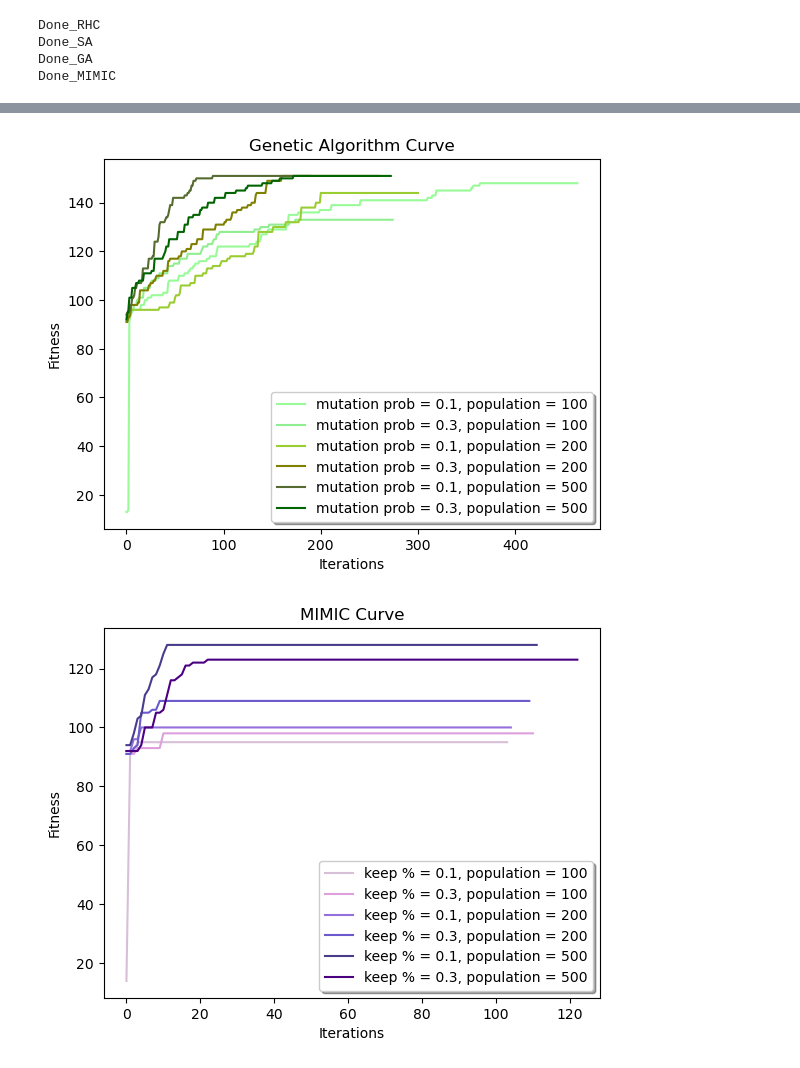
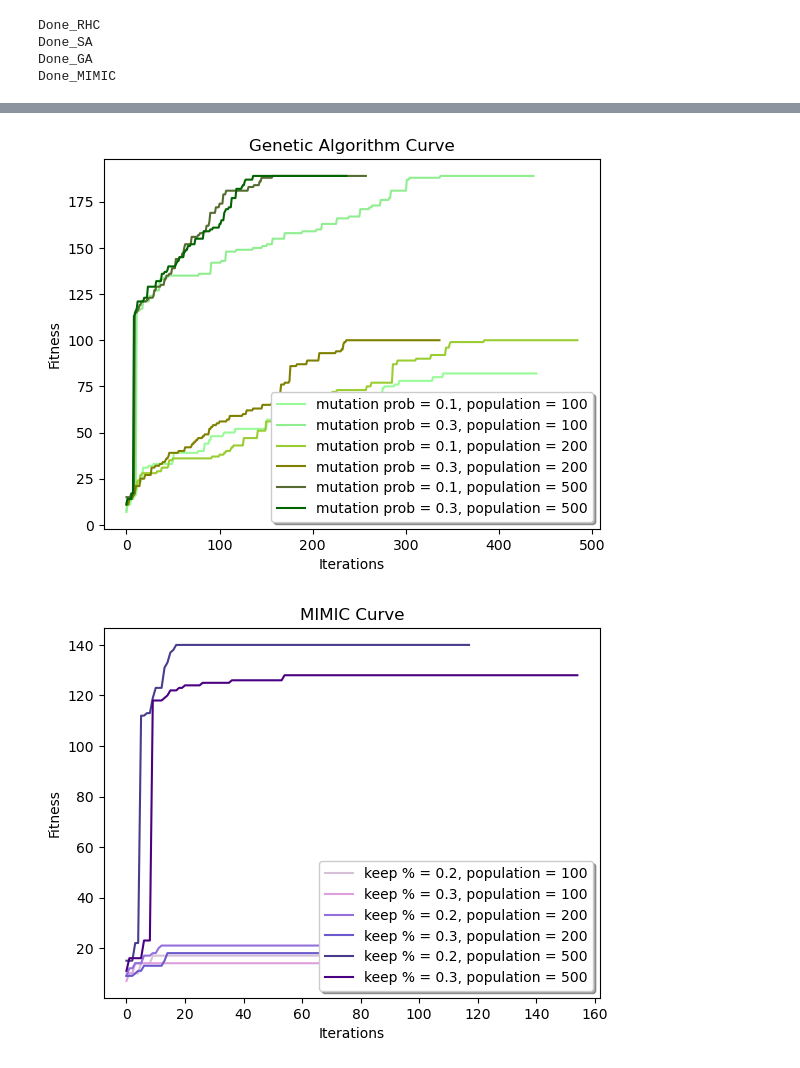
Before and after one commit to skirenekim/CS7641-Machine-Learning, a Jupyter notebook: HW2/main.ipynb, the cells around one changed output, grey strips where cells are left out. Drawn from its saved outputs; the diff is of its cells as text; code cells hidden in the pictures.

```diff
--- a/HW2/main.ipynb
+++ b/HW2/main.ipynb
@@ -32,16 +33,17 @@ sa_time = []
 ga_time = []
 mimic_time = []
 # %%
-flipflop_range = range(10,180,10)
-fourpeaks_range = range(5,100,20)
-continuouspeak_range = range(5,125,20)
+flipflop_range =  range(10, 200, 10)
+fourpeaks_range = range(10, 200, 10)
+continuouspeak_range = range(10, 200, 10)
+knapsack_range = range(10, 200, 10)
 
 ### Change the target variable to the current problem for plotting ###
-# FlipFlop, FourPeaks, ContinuousPeaks
-target_range = continuouspeak_range
-fitness = ContinuousPeaks
+# FlipFlop, FourPeaks, ContinuousPeaks, knapsack
+target_range = fourpeaks_range
+fitness = FourPeaks
 
 ### Change the target_name to the problem set you are working on: ###
-# FlipFlop_, FourPeaks_, ContinuousPeaks_
-target_name = str('ContinuousPeaks_')
+# FlipFlop_, FourPeaks_, ContinuousPeaks_ , Knapsack_
+target_name = str('FourPeaks_')
 # %%
@@ -154,17 +152,17 @@ plt.savefig(target_name + 'iterations.png', bbox_inches="tight")
 # %%
 ## Plot variation in performance with changing hyper-parameters
 
-problem_size = 80
+problem_size = 100
 problem = DiscreteOpt(length = problem_size, fitness_fn = fitness, maximize = True, max_val = 2)
 problem.set_mimic_fast_mode(True)
 init = np.random.randint(2, size = problem_size)
 
 # RHC
 _, _, rhc_fit_curve_1 = RHC(problem, init_state = init, restarts = 0, max_attempts = max_attempts, max_iters = max_iters, curve = True)
-_, _, rhc_fit_curve_2 = RHC(problem, init_state = init, restarts = 4, max_attempts = max_attempts, max_iters = max_iters, curve = True)
-_, _, rhc_fit_curve_3 = RHC(problem, init_state = init, restarts = 8, max_attempts = max_attempts, max_iters = max_iters, curve = True)
-_, _, rhc_fit_curve_4 = RHC(problem, init_state = init, restarts = 12, max_attempts = max_attempts, max_iters = max_iters, curve = True)
-_, _, rhc_fit_curve_5 = RHC(problem, init_state = init, restarts = 16, max_attempts = max_attempts, max_iters = max_iters, curve = True)
+_, _, rhc_fit_curve_2 = RHC(problem, init_state = init, restarts = 5, max_attempts = max_attempts, max_iters = max_iters, curve = True)
+_, _, rhc_fit_curve_3 = RHC(problem, init_state = init, restarts = 10, max_attempts = max_attempts, max_iters = max_iters, curve = True)
+_, _, rhc_fit_curve_4 = RHC(problem, init_state = init, restarts = 15, max_attempts = max_attempts, max_iters = max_iters, curve = True)
+_, _, rhc_fit_curve_5 = RHC(problem, init_state = init, restarts = 20, max_attempts = max_attempts, max_iters = max_iters, curve = True)
 print('Done_RHC')
 
 # SA
@@ -183,11 +181,11 @@ _, _, ga_fit_curve_6 = GA(problem, mutation_prob = 0.3, pop_size = 500, max_atte
 print('Done_GA')
 
 # MIMIC
-_, _, mimic_fit_curve_1 = MIMIC(problem, keep_pct = 0.1, pop_size = 100, max_attempts = max_attempts, curve = True)
+_, _, mimic_fit_curve_1 = MIMIC(problem, keep_pct = 0.2, pop_size = 100, max_attempts = max_attempts, curve = True)
 _, _, mimic_fit_curve_2 = MIMIC(problem, keep_pct = 0.3, pop_size = 100, max_attempts = max_attempts, curve = True)
-_, _, mimic_fit_curve_3 = MIMIC(problem, keep_pct = 0.1, pop_size = 200, max_attempts = max_attempts, curve = True)
+_, _, mimic_fit_curve_3 = MIMIC(problem, keep_pct = 0.2, pop_size = 200, max_attempts = max_attempts, curve = True)
 _, _, mimic_fit_curve_4 = MIMIC(problem, keep_pct = 0.3, pop_size = 200, max_attempts = max_attempts, curve = True)
-_, _, mimic_fit_curve_5 = MIMIC(problem, keep_pct = 0.1, pop_size = 500, max_attempts = max_attempts, curve = True)
+_, _, mimic_fit_curve_5 = MIMIC(problem, keep_pct = 0.2, pop_size = 500, max_attempts = max_attempts, curve = True)
 _, _, mimic_fit_curve_6 = MIMIC(problem, keep_pct = 0.3, pop_size = 500, max_attempts = max_attempts, curve = True)
 print('Done_MIMIC')
 
@@ -195,10 +193,10 @@ print('Done_MIMIC')
 # RHC
 plt.figure()
 plt.plot(rhc_fit_curve_1[:,0], label = 'restarts = 0', color = 'lightsteelblue')
-plt.plot(rhc_fit_curve_2[:,0], label = 'restarts = 4', color = 'lightslategray')
-plt.plot(rhc_fit_curve_3[:,0], label = 'restarts = 8', color = 'cadetblue')
-plt.plot(rhc_fit_curve_4[:,0], label = 'restarts = 12', color= 'royalblue')
-plt.plot(rhc_fit_curve_5[:,0], label = 'restarts = 16', color = 'navy')
+plt.plot(rhc_fit_curve_2[:,0], label = 'restarts = 5', color = 'lightslategray')
+plt.plot(rhc_fit_curve_3[:,0], label = 'restarts = 10', color = 'cadetblue')
+plt.plot(rhc_fit_curve_4[:,0], label = 'restarts = 15', color= 'royalblue')
+plt.plot(rhc_fit_curve_5[:,0], label = 'restarts = 20', color = 'navy')
 plt.title('Random Hill Climbing Curve')
 plt.legend(loc = 'lower right')
 plt.xlabel('Iterations')
@@ -235,11 +233,11 @@ plt.savefig(target_name + 'ga.png', bbox_inches="tight")
 
 # MIMIC
 plt.figure()
-plt.plot(mimic_fit_curve_1[:,0], label = 'keep % = 0.1, population = 100', color = 'thistle')
+plt.plot(mimic_fit_curve_1[:,0], label = 'keep % = 0.2, population = 100', color = 'thistle')
 plt.plot(mimic_fit_curve_2[:,0], label = 'keep % = 0.3, population = 100', color = 'plum')
-plt.plot(mimic_fit_curve_3[:,0], label = 'keep % = 0.1, population = 200', color = 'mediumpurple')
+plt.plot(mimic_fit_curve_3[:,0], label = 'keep % = 0.2, population = 200', color = 'mediumpurple')
 plt.plot(mimic_fit_curve_4[:,0], label = 'keep % = 0.3, population = 200', color = 'slateblue')
-plt.plot(mimic_fit_curve_5[:,0], label = 'keep % = 0.1, population = 500', color = 'darkslateblue')
+plt.plot(mimic_fit_curve_5[:,0], label = 'keep % = 0.2, population = 500', color = 'darkslateblue')
 plt.plot(mimic_fit_curve_6[:,0], label = 'keep % = 0.3, population = 500', color = 'indigo')
 plt.title('MIMIC Curve')
 plt.legend(loc='lower right', fancybox=True, shadow=True, ncol=1)
@@ -256,2 +254,2 @@ Done_MIMIC
-[figure, old version]
+[figure, new version]
-[figure, old version]
+[figure, new version]
```
Also changed, not shown: parts of 5 cells of this notebook, 41 other files.
